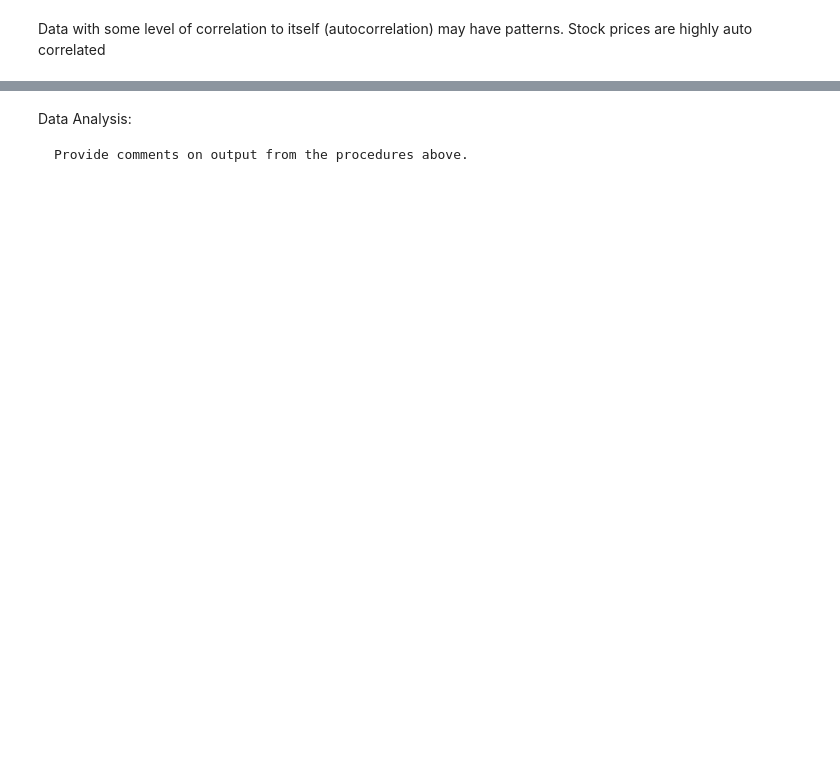
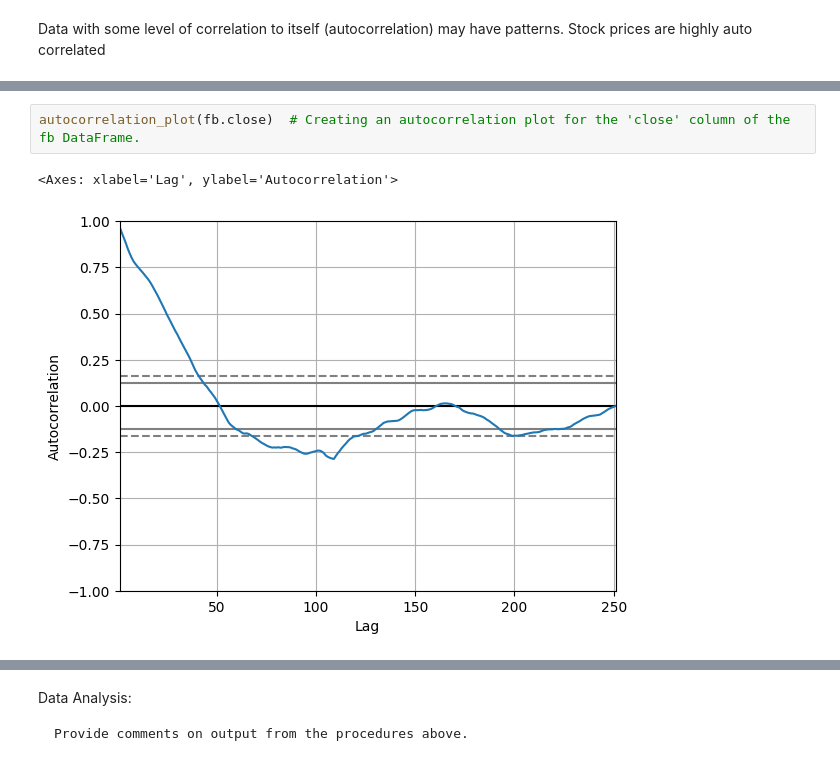
Before and after one commit to johnadornado/CPE-311, a Jupyter notebook: Hands_on_Activity_9_1.ipynb, the cells around one changed output, grey strips where cells are left out. Drawn from its saved outputs; the diff is of its cells as text; blank space fills up the shorter version.

```diff
--- a/Hands_on_Activity_9_1.ipynb
+++ b/Hands_on_Activity_9_1.ipynb
@@ -675,0 +832,5 @@ lag_plot(fb.close)
+# %%
+autocorrelation_plot(fb.close)  # Creating an autocorrelation plot for the 'close' column of the fb DataFrame.
+# %% [output]
+<Axes: xlabel='Lag', ylabel='Autocorrelation'>
+[figure, added]
```
Also changed, not shown: parts of 81 cells of this notebook.
